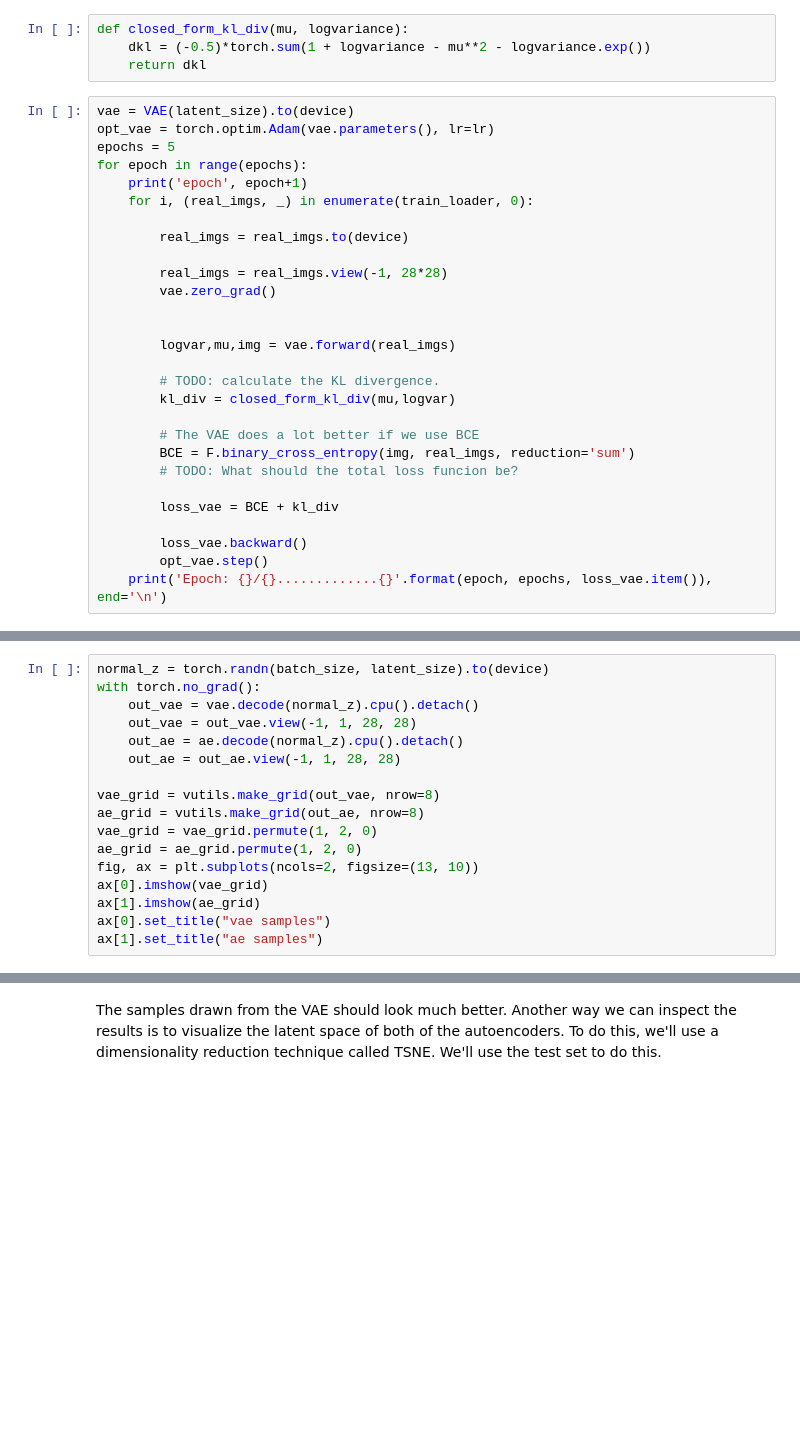
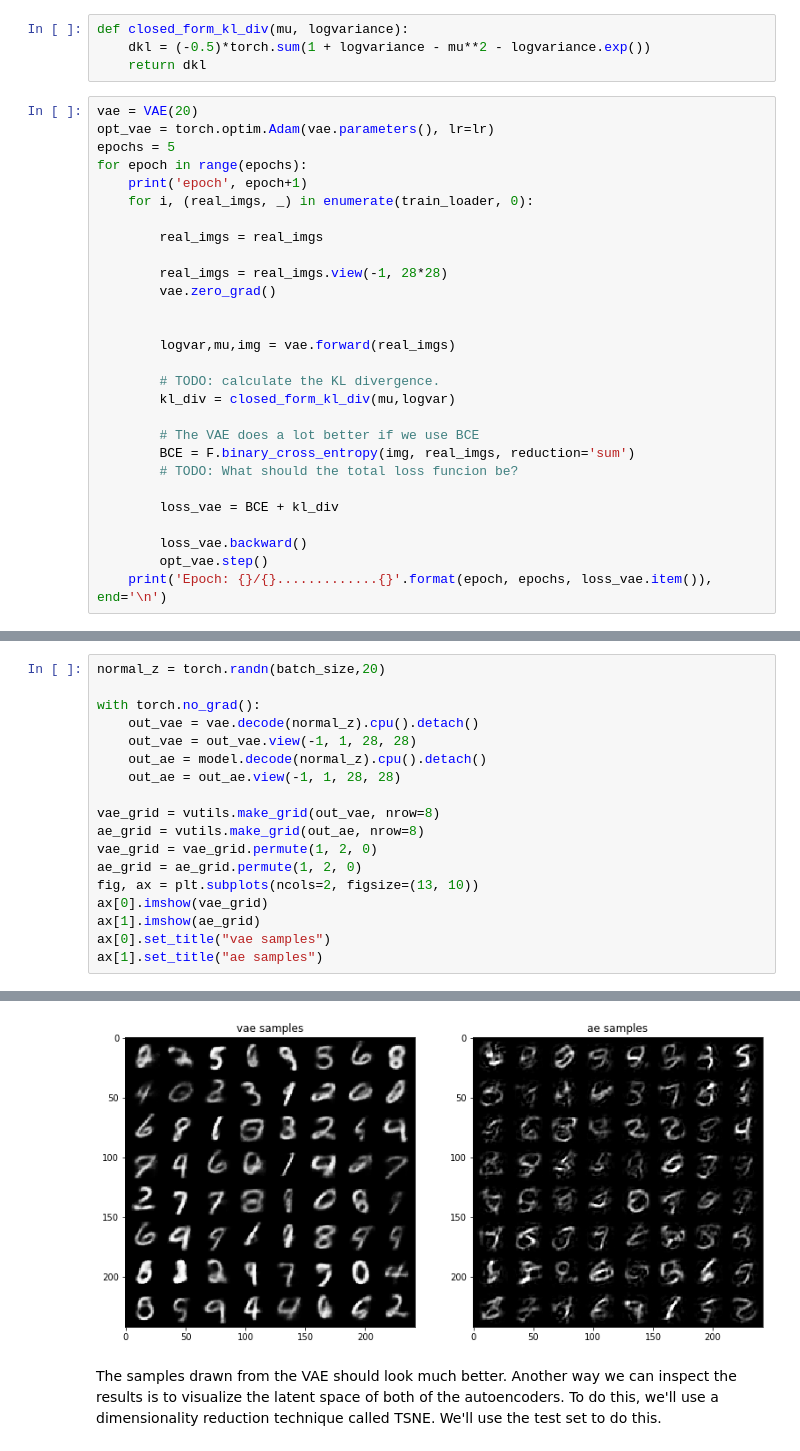
Before and after one commit to UM-CSCI-591-Spring-2020/Week_8_VAEs, a Jupyter notebook: vae_exercise.ipynb, the cells around one changed output, grey strips where cells are left out. Cells and saved outputs as stored; diff of their text form; blank space fills up the shorter version.

```diff
--- a/vae_exercise.ipynb
+++ b/vae_exercise.ipynb
@@ -242,14 +229,14 @@ def closed_form_kl_div(mu, logvariance):
     dkl = (-0.5)*torch.sum(1 + logvariance - mu**2 - logvariance.exp())
     return dkl
 # %%
-vae = VAE(latent_size).to(device)
+vae = VAE(20)
 opt_vae = torch.optim.Adam(vae.parameters(), lr=lr)
 epochs = 5
 for epoch in range(epochs):
     print('epoch', epoch+1)
     for i, (real_imgs, _) in enumerate(train_loader, 0):
 
-        real_imgs = real_imgs.to(device)
+        real_imgs = real_imgs
 
         real_imgs = real_imgs.view(-1, 28*28)
         vae.zero_grad()
@@ -276,9 +270,10 @@ epoch 2
 # %%
-normal_z = torch.randn(batch_size, latent_size).to(device)
+normal_z = torch.randn(batch_size,20)
+
 with torch.no_grad():
     out_vae = vae.decode(normal_z).cpu().detach()
     out_vae = out_vae.view(-1, 1, 28, 28)
-    out_ae = ae.decode(normal_z).cpu().detach()
+    out_ae = model.decode(normal_z).cpu().detach()
     out_ae = out_ae.view(-1, 1, 28, 28)
 
 vae_grid = vutils.make_grid(out_vae, nrow=8)
@@ -290,3 +285,4 @@ ax[0].imshow(vae_grid)
 ax[1].imshow(ae_grid)
 ax[0].set_title("vae samples")
 ax[1].set_title("ae samples")
+# %% [output]
@@ -293,3 +291,4 @@ ax[1].set_title("ae samples")
+[figure, added]
 # %% [markdown]
 The samples drawn from the VAE should look much better. Another way we can inspect the results is to visualize the latent space of both of the autoencoders. To do this, we'll use a dimensionality reduction technique called TSNE. We'll use the test set to do this.
 # %%
```
Also changed, not shown: parts of 8 cells of this notebook.
